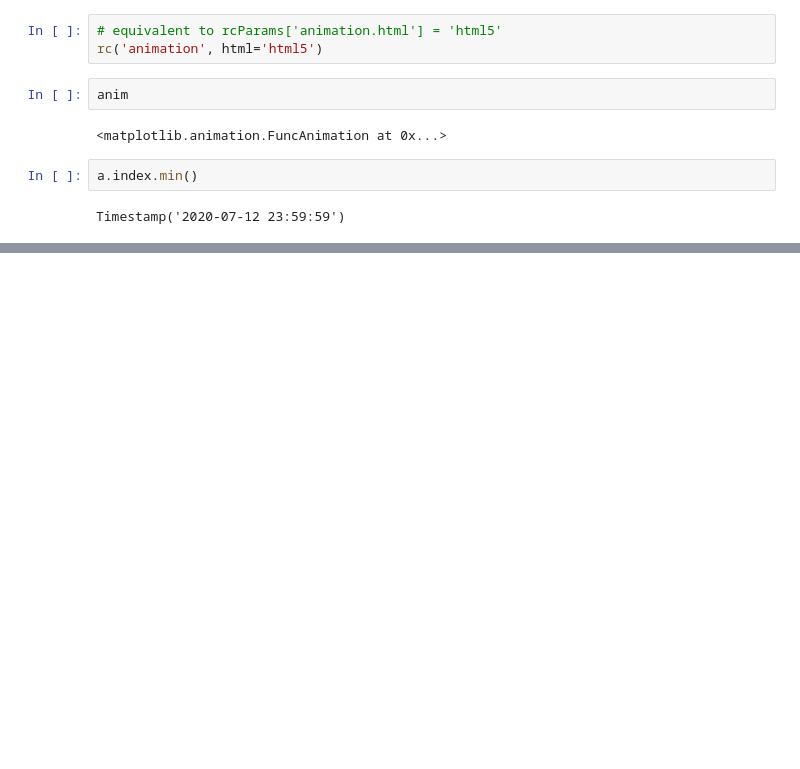
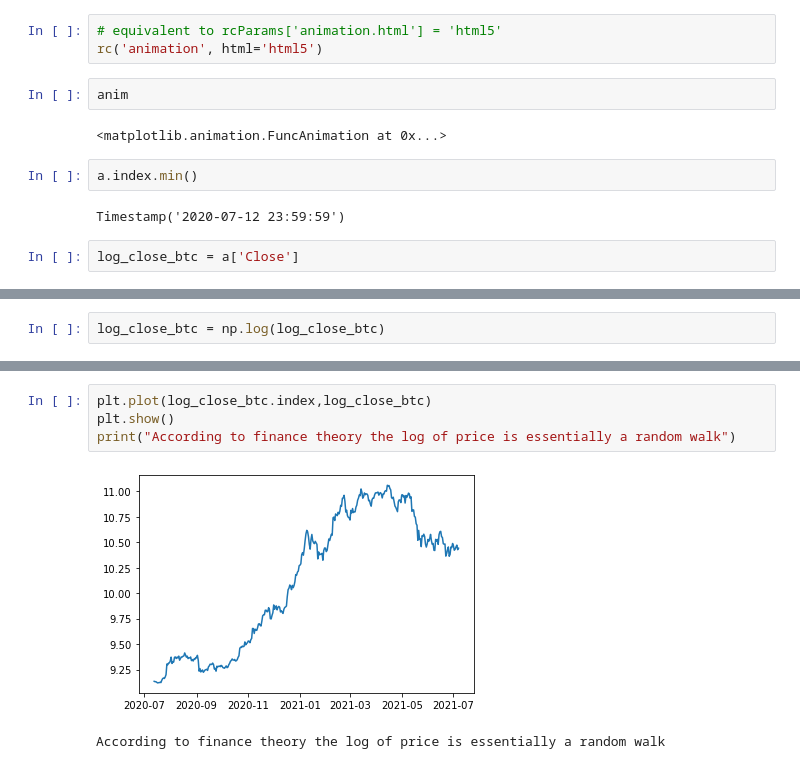
Before and after one commit to DataTortuga/crypto-pair-trade-analysis, a Jupyter notebook: BTC-ETH-Pair-Trade/BTC-ETH-Pair-Trade2.ipynb, the cells around one changed output, grey strips where cells are left out. Saved outputs shown, nothing was run; the diff lists cells and outputs as text; blank space fills up the shorter version.

```diff
--- a/BTC-ETH-Pair-Trade/BTC-ETH-Pair-Trade2.ipynb
+++ b/BTC-ETH-Pair-Trade/BTC-ETH-Pair-Trade2.ipynb
@@ -162,3 +176,5 @@ anim
 a.index.min()
 # %% [output]
 Timestamp('2020-07-12 23:59:59')
+# %%
+log_close_btc = a['Close']
@@ -164,0 +197,2 @@ Timestamp('2020-07-12 23:59:59')
+# %%
+log_close_btc = np.log(log_close_btc)
@@ -164,0 +233,7 @@ Timestamp('2020-07-12 23:59:59')
+# %%
+plt.plot(log_close_btc.index,log_close_btc)
+plt.show()
+print("According to finance theory the log of price is essentially a random walk")
+# %% [output]
+[figure, added]
+According to finance theory the log of price is essentially a random walk
```
Also changed, not shown: parts of 10 cells of this notebook.
